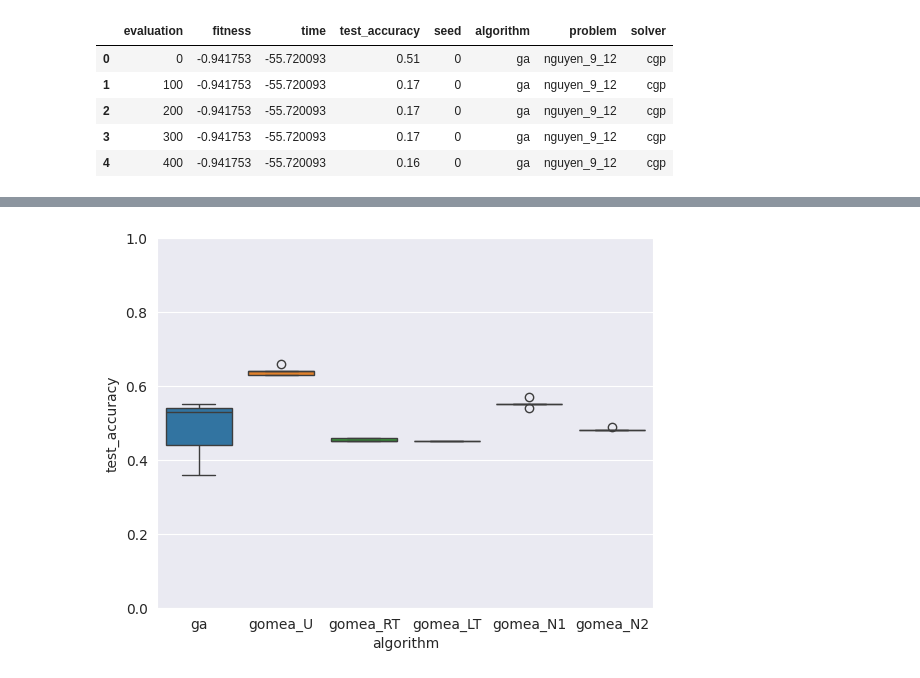
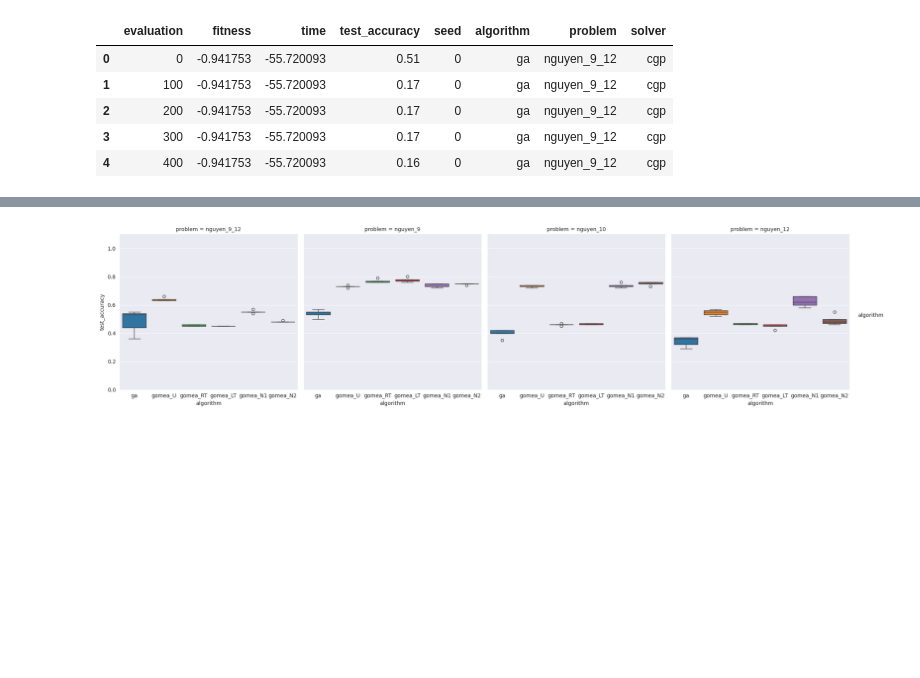
Before and after one commit to giorgia-nadizar/cgpax, a Jupyter notebook: analysis/regression.ipynb, the cells around one changed output, grey strips where cells are left out. Saved outputs shown, nothing was run; the diff lists cells and outputs as text; code cells hidden in the pictures; blank space fills up the shorter version.

```diff
--- a/analysis/regression.ipynb
+++ b/analysis/regression.ipynb
@@ -3,7 +3,7 @@ import pandas as pd
 import seaborn as sns
 from matplotlib import pyplot as plt
 # %%
-problems = ["nguyen_9_12"]
+problems = ["nguyen_9_12", "nguyen_9", "nguyen_10", "nguyen_12"]
 seeds = range(5)
 algorithms = ["ga", "gomea"]
 solvers = ["cgp"]
@@ -53,12 +61,10 @@ plt.show()
 # %%
-regression_df["max_eval"] = regression_df.groupby("algorithm")["evaluation"].transform("max")
+regression_df["max_eval"] = regression_df.groupby(["algorithm", "problem", "seed"])["evaluation"].transform("max")
 final_regression_df = regression_df[regression_df["evaluation"] == regression_df["max_eval"]].drop(columns="max_eval")
-sns.boxplot(
-    final_regression_df,
-    x="algorithm",
-    y="fitness",
-    hue="algorithm",
+sns.catplot(
+    data=final_regression_df, x='algorithm', y='fitness', hue="algorithm",
+    col='problem', kind='box'
 )
-plt.ylim(0, 1)
+plt.ylim(0, 1.1)
 plt.show()
 # %% [output]
@@ -76,11 +84,9 @@ plt.show()
 # %%
-sns.boxplot(
-    final_regression_df,
-    x="algorithm",
-    y="test_accuracy",
-    hue="algorithm",
+sns.catplot(
+    data=final_regression_df, x='algorithm', y='test_accuracy', hue="algorithm",
+    col='problem', kind='box'
 )
-plt.ylim(0, 1)
+plt.ylim(0, 1.1)
 plt.show()
 # %% [output]
-[figure, old version]
+[figure, new version]
```
Also changed, not shown: parts of 3 cells of this notebook.
